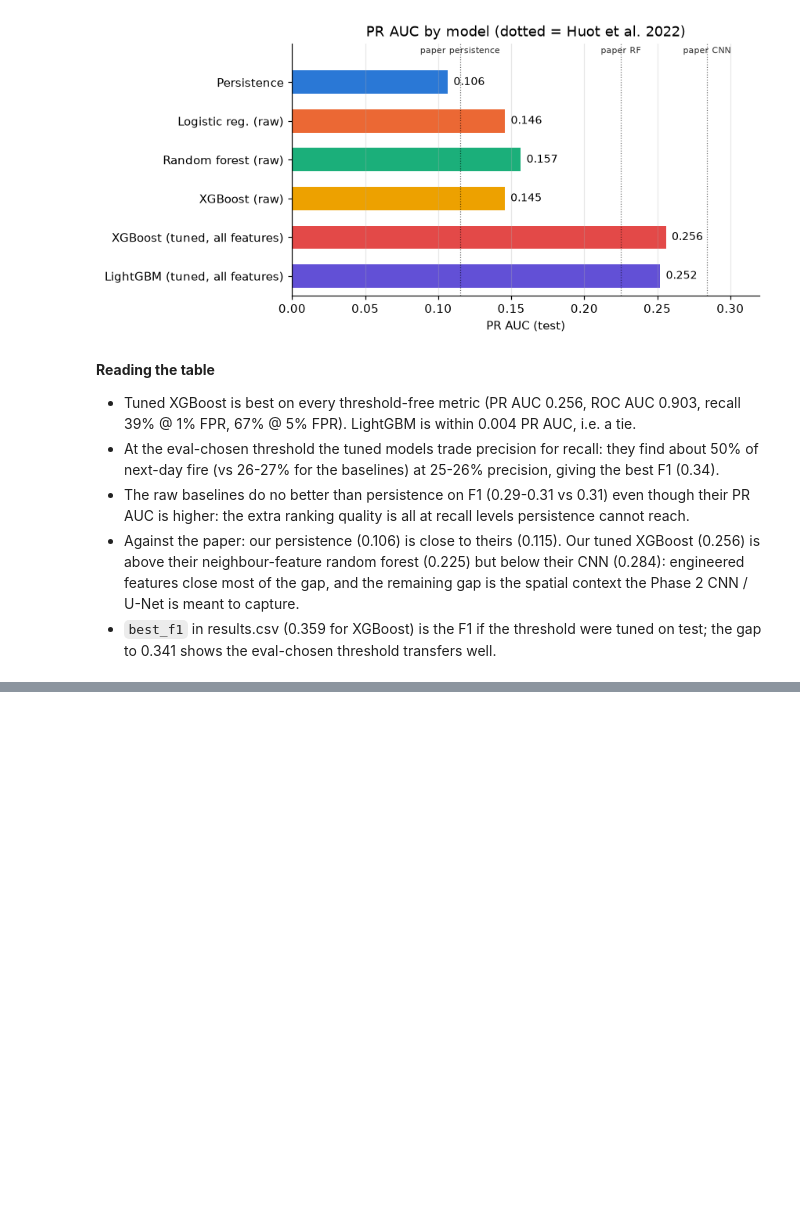
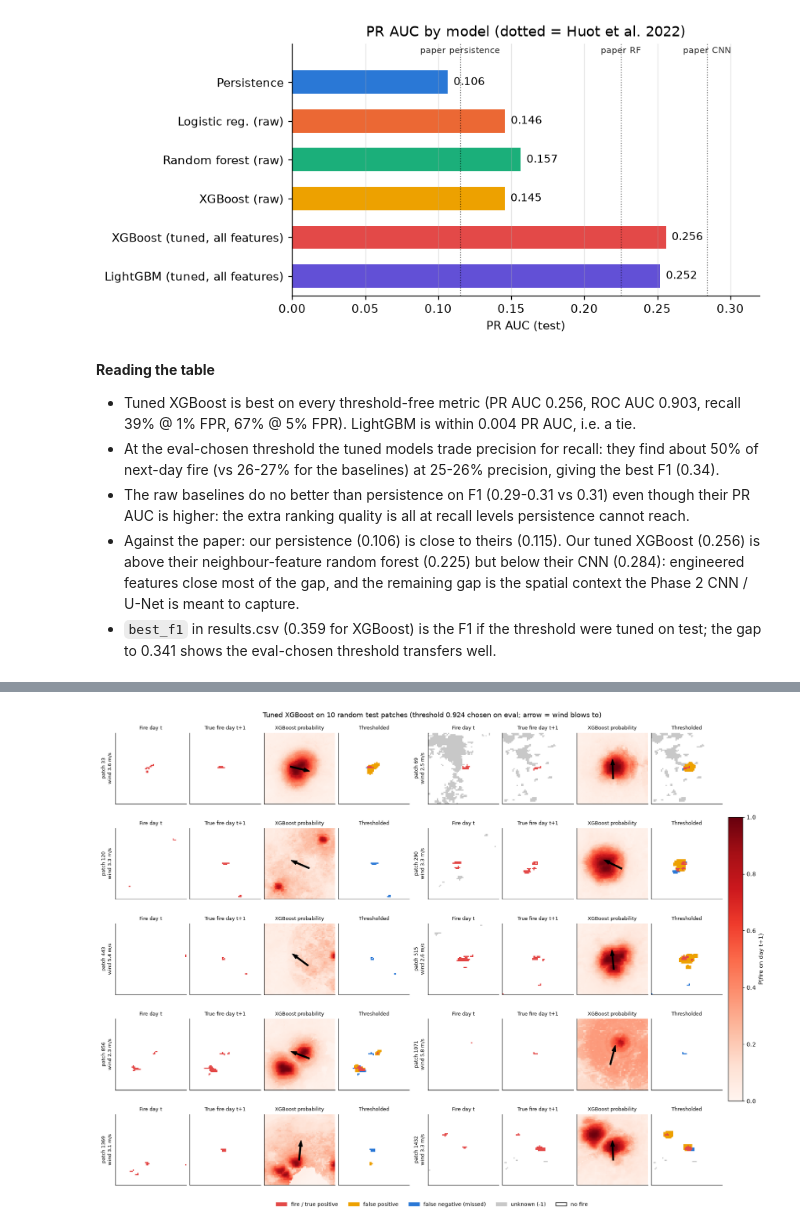
Before and after one commit to harshilv17/next-day-wildfire-spread, a Jupyter notebook: notebooks/02_evaluation.ipynb, the cells around one changed output, grey strips where cells are left out. Saved outputs shown, nothing was run; the diff lists cells and outputs as text; code cells hidden in the pictures; blank space fills up the shorter version.

Commit message:
add error analysis and notebook notes for tasks 3-5

```diff
--- a/notebooks/02_evaluation.ipynb
+++ b/notebooks/02_evaluation.ipynb
@@ -269,0 +282,84 @@ plt.show()
+# %%
+from matplotlib.colors import ListedColormap
+from matplotlib.patches import Patch
+from src.data import CHANNELS, load_split
+
+# Day-t inputs we need for plotting: fire mask, wind direction and wind speed.
+X_test, y_test = load_split("test")
+assert (y_test == y_map).all(), "preds must be in load_split('test') order"
+prev_map = X_test[:, CHANNELS.index("PrevFireMask")]
+th_map = X_test[:, CHANNELS.index("th")] % 360   # wind comes FROM this direction, deg clockwise from north
+vs_map = np.clip(X_test[:, CHANNELS.index("vs")], 0, None)   # wind speed, m/s
+elev_map = X_test[:, CHANNELS.index("elevation")]             # used in Task 5 to spot crops of the same place
+# The dataset has repeated patches; count exact copies (all 12 channels + label identical).
+n_unique = len({X_test[i].tobytes() + y_test[i].tobytes() for i in range(len(X_test))})
+print(f"test patches: {len(X_test)}, exact duplicates: {len(X_test) - n_unique}")
+del X_test, y_test   # free ~350 MB
+
+p_xgb = load_preds("xgboost")[1]               # (1689, 64, 64) probabilities
+THR = results.loc["xgboost", "threshold"]      # chosen on eval
+pred_xgb = p_xgb >= THR
+print(f"XGBoost eval-chosen threshold: {THR:.4f}")
+
+# Colours: grey unknown, white no fire, red fire. Outcome map: + TP red, FP orange, FN blue.
+GREY, FIRE, FP_C, FN_C = "#c8c8c8", "#e34948", "#eda100", "#2a78d6"
+MASK_CMAP = ListedColormap([GREY, "white", FIRE])               # values -1, 0, 1 shifted to 0, 1, 2
+OUT_CMAP = ListedColormap([GREY, "white", FIRE, FP_C, FN_C])    # 0 unknown, 1 TN, 2 TP, 3 FP, 4 FN
+
+
+def outcome_map(i):
+    """Per-pixel outcome of the thresholded prediction for patch i (codes as in OUT_CMAP)."""
+    y, p = y_map[i], pred_xgb[i]
+    out = np.ones(y.shape, int)                 # true negative
+    out[(y == 1) & p] = 2                       # true positive
+    out[(y == 0) & p] = 3                       # false positive
+    out[(y == 1) & ~p] = 4                      # false negative
+    out[y == -1] = 0                            # unknown label
+    return out
+
+
+def wind_arrow(ax, i):
+    """Arrow from the patch centre toward where the wind blows (opposite of th)."""
+    th = np.deg2rad(th_map[i])
+    mean_th = np.arctan2(np.sin(th).mean(), np.cos(th).mean())   # circular mean of the wind direction
+    # downwind step in image coordinates: column = east, row = south
+    dx, dy = -np.sin(mean_th), np.cos(mean_th)
+    ax.arrow(32 - 9 * dx, 32 - 9 * dy, 18 * dx, 18 * dy, width=1.2, color="black", length_includes_head=True)
+
+
+def plot_patches(idx, path, title):
+    """Two patches per row, four panels per patch: day t | day t+1 | probability | thresholded."""
+    n_rows = int(np.ceil(len(idx) / 2))
+    fig, axes = plt.subplots(n_rows, 8, figsize=(16, 2.2 * n_rows + 1.0), squeeze=False, layout="constrained")
+    heads = ["Fire day t", "True fire day t+1", "XGBoost probability", "Thresholded"]
+    for k, ax in enumerate(axes.flat):
+        ax.set_xticks([]); ax.set_yticks([]); ax.grid(False)
+        if k // 4 >= len(idx):
+            ax.axis("off")
+    for n, i in enumerate(idx):
+        a = axes[n // 2, 4 * (n % 2): 4 * (n % 2) + 4]
+        a[0].imshow(prev_map[i] + 1, cmap=MASK_CMAP, vmin=0, vmax=2, interpolation="nearest")
+        a[1].imshow(y_map[i] + 1, cmap=MASK_CMAP, vmin=0, vmax=2, interpolation="nearest")
+        im = a[2].imshow(p_xgb[i], cmap="Reds", vmin=0, vmax=1, interpolation="nearest")
+        wind_arrow(a[2], i)
+        a[3].imshow(outcome_map(i), cmap=OUT_CMAP, vmin=0, vmax=4, interpolation="nearest")
+        for h, ax in zip(heads, a):
+            ax.set_title(h, fontsize=8.5)
+        a[0].set_ylabel(f"patch {i}\nwind {vs_map[i].mean():.1f} m/s", fontsize=8.5)
+    fig.suptitle(title, fontsize=12)
+    handles = [Patch(color=FIRE, label="fire / true positive"), Patch(color=FP_C, label="false positive"),
+               Patch(color=FN_C, label="false negative (missed)"), Patch(color=GREY, label="unknown (-1)"),
+               Patch(facecolor="white", edgecolor="black", label="no fire")]
+    fig.legend(handles=handles, loc="outside lower center", ncol=5, fontsize=9, frameon=False)
+    fig.colorbar(im, ax=axes, shrink=0.6, pad=0.01, label="P(fire on day t+1)")
+    fig.savefig(path)
+    plt.show()
+
+
+rng = np.random.default_rng(SEED)
+fire_patches = np.flatnonzero((y_map == 1).any(axis=(1, 2)))   # patches with next-day fire
+chosen = np.sort(rng.choice(fire_patches, size=10, replace=False))
+print(f"{len(fire_patches)} of {len(y_map)} test patches have next-day fire; chosen: {chosen.tolist()}")
+plot_patches(chosen, FIGS / "eval_prob_maps.png",
+             f"Tuned XGBoost on 10 random test patches (threshold {THR:.3f} chosen on eval; arrow = wind blows to)")
+# %% [output]
@@ -269,0 +369 @@ plt.show()
+[figure, added]
```
Also changed, not shown: parts of 24 cells of this notebook, 3 other files.
